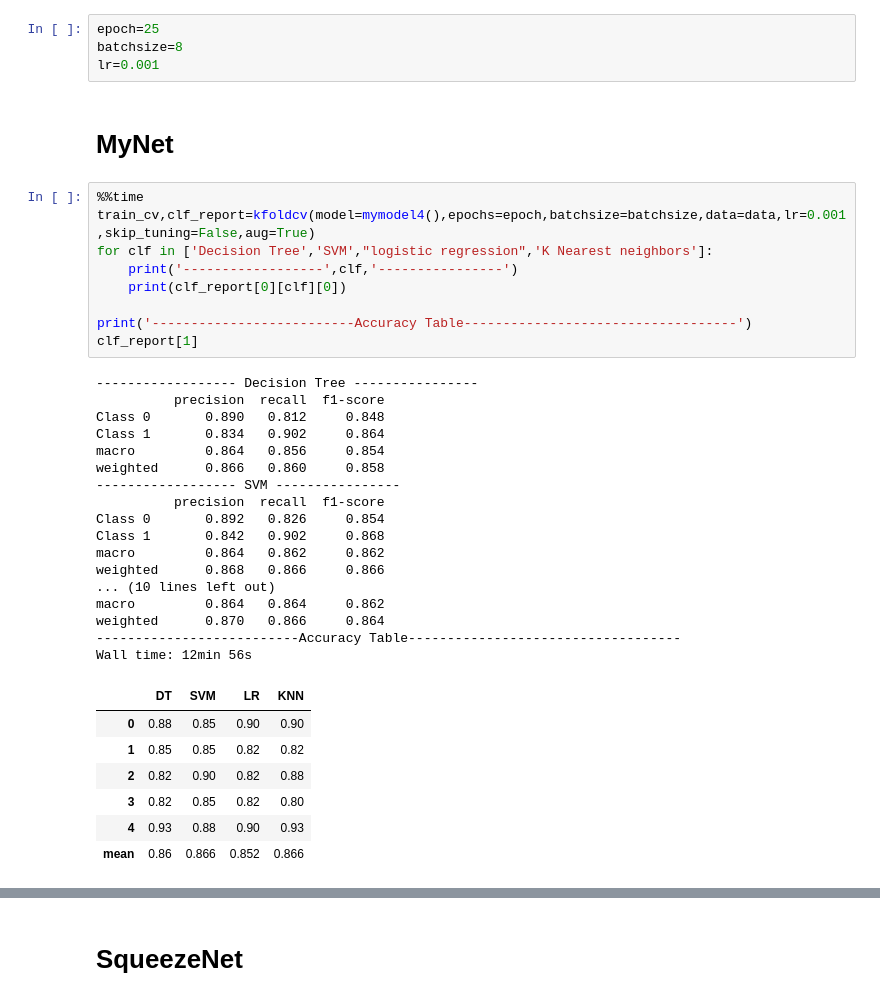
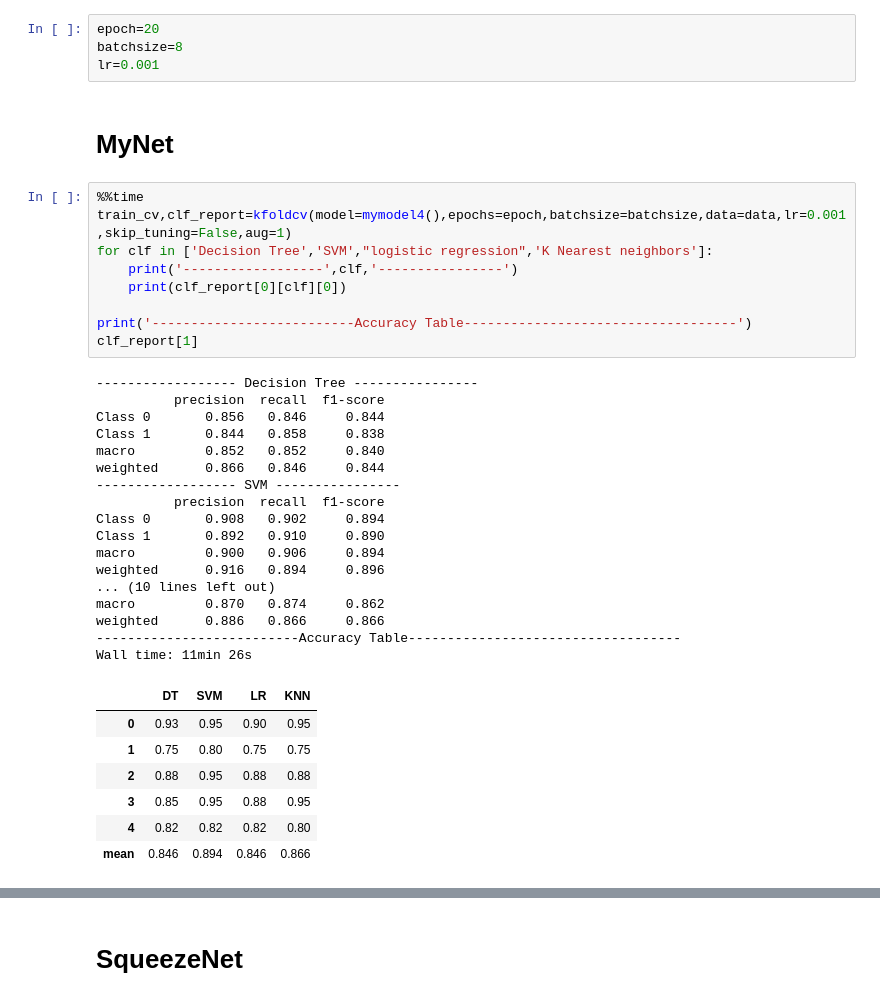
Before and after one commit to talhaanwarch/SIAMESE-classifier, a Jupyter notebook: notebooks/head_ct.ipynb, the cells around one changed output, grey strips where cells are left out. Saved outputs shown, nothing was run; the diff lists cells and outputs as text.

```diff
--- a/notebooks/head_ct.ipynb
+++ b/notebooks/head_ct.ipynb
@@ -58,43 +58,43 @@ MnastNet parameters : 1.593096
 MobileNet parameters : 2.879168
 DenseNet parameters : 7.472384
 # %%
-epoch=25
+epoch=20
 batchsize=8
 lr=0.001
 # %% [markdown]
 # MyNet
 # %%
 %%time
-train_cv,clf_report=kfoldcv(model=mymodel4(),epochs=epoch,batchsize=batchsize,data=data,lr=0.001,skip_tuning=False,aug=True)
+train_cv,clf_report=kfoldcv(model=mymodel4(),epochs=epoch,batchsize=batchsize,data=data,lr=0.001,skip_tuning=False,aug=1)
 for clf in ['Decision Tree','SVM',"logistic regression",'K Nearest neighbors']:
     print('------------------',clf,'----------------')
     print(clf_report[0][clf][0])
 
 print('--------------------------Accuracy Table-----------------------------------')
 clf_report[1]
 # %% [output]
 ------------------ Decision Tree ----------------
           precision  recall  f1-score
-Class 0       0.890   0.812     0.848
-Class 1       0.834   0.902     0.864
-macro         0.864   0.856     0.854
-weighted      0.866   0.860     0.858
+Class 0       0.856   0.846     0.844
+Class 1       0.844   0.858     0.838
+macro         0.852   0.852     0.840
+weighted      0.866   0.846     0.844
 ------------------ SVM ----------------
           precision  recall  f1-score
-Class 0       0.892   0.826     0.854
-Class 1       0.842   0.902     0.868
-macro         0.864   0.862     0.862
-weighted      0.868   0.866     0.866
+Class 0       0.908   0.902     0.894
+Class 1       0.892   0.910     0.890
+macro         0.900   0.906     0.894
+weighted      0.916   0.894     0.896
 ... (10 lines left out)
-macro         0.864   0.864     0.862
-weighted      0.870   0.866     0.864
+macro         0.870   0.874     0.862
+weighted      0.886   0.866     0.866
 --------------------------Accuracy Table-----------------------------------
-Wall time: 12min 56s
+Wall time: 11min 26s
 |  | DT | SVM | LR | KNN |
-| 0 | 0.88 | 0.85 | 0.90 | 0.90 |
-| 1 | 0.85 | 0.85 | 0.82 | 0.82 |
-| 2 | 0.82 | 0.90 | 0.82 | 0.88 |
-| 3 | 0.82 | 0.85 | 0.82 | 0.80 |
-| 4 | 0.93 | 0.88 | 0.90 | 0.93 |
-| mean | 0.86 | 0.866 | 0.852 | 0.866 |
+| 0 | 0.93 | 0.95 | 0.90 | 0.95 |
+| 1 | 0.75 | 0.80 | 0.75 | 0.75 |
+| 2 | 0.88 | 0.95 | 0.88 | 0.88 |
+| 3 | 0.85 | 0.95 | 0.88 | 0.95 |
+| 4 | 0.82 | 0.82 | 0.82 | 0.80 |
+| mean | 0.846 | 0.894 | 0.846 | 0.866 |
 # %%
```
Also changed, not shown: parts of 18 cells of this notebook, 4 other files.
